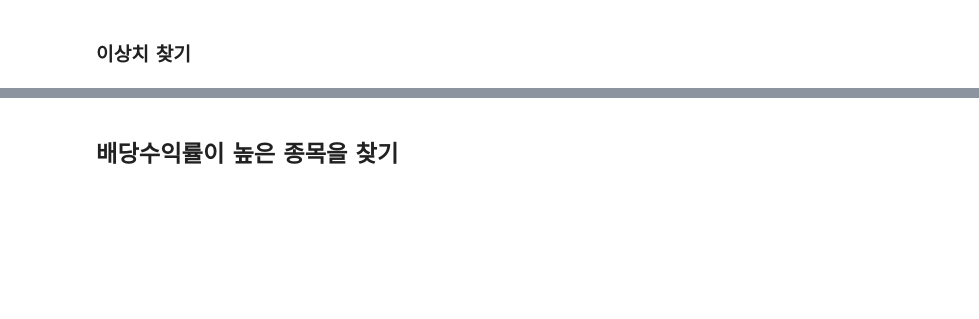
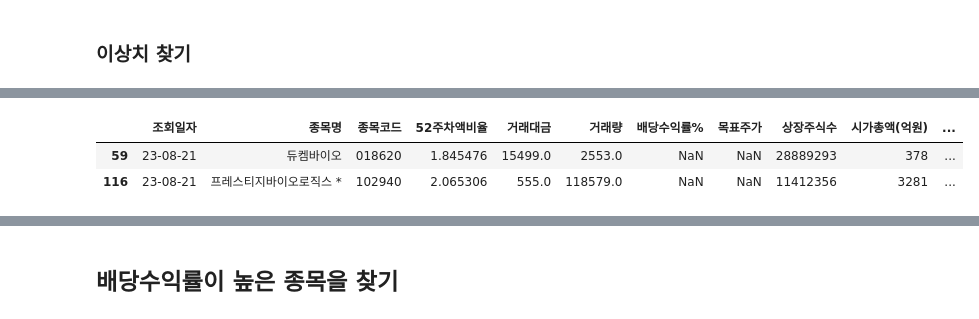
Before and after one commit to jamjamzo/finance-data-analysis, a Jupyter notebook: 5.3 업종 테마 분석-input.ipynb, the cells around one changed output, grey strips where cells are left out. Drawn from its saved outputs; the diff is of its cells as text; code cells hidden in the pictures; blank space fills up the shorter version.

```diff
--- a/5.3 업종 테마 분석-input.ipynb
+++ b/5.3 업종 테마 분석-input.ipynb
@@ -424,2 +475,8 @@ r이 +0.7과 +1.0 사이이면, 강한 양적 선형관계
+# %%
+df.loc[df['PER(배)'] > 600, cols]
+# %% [output]
+|  | 조회일자 | 종목명 | 종목코드 | 52주차액비율 | 거래대금 | 거래량 | 배당수익률% | 목표주가 | 상장주식수 | 시가총액(억원) | ... |
+| 59 | 23-08-21 | 듀켐바이오 | 018620 | 1.845476 | 15499.0 | 2553.0 | NaN | NaN | 28889293 | 378 | ... |
+| 116 | 23-08-21 | 프레스티지바이오로직스 * | 102940 | 2.065306 | 555.0 | 118579.0 | NaN | NaN | 11412356 | 3281 | ... |
 # %%
 # "PBR(배)"의 이상치를 찾습니다.
```
Also changed, not shown: parts of 22 cells of this notebook.
